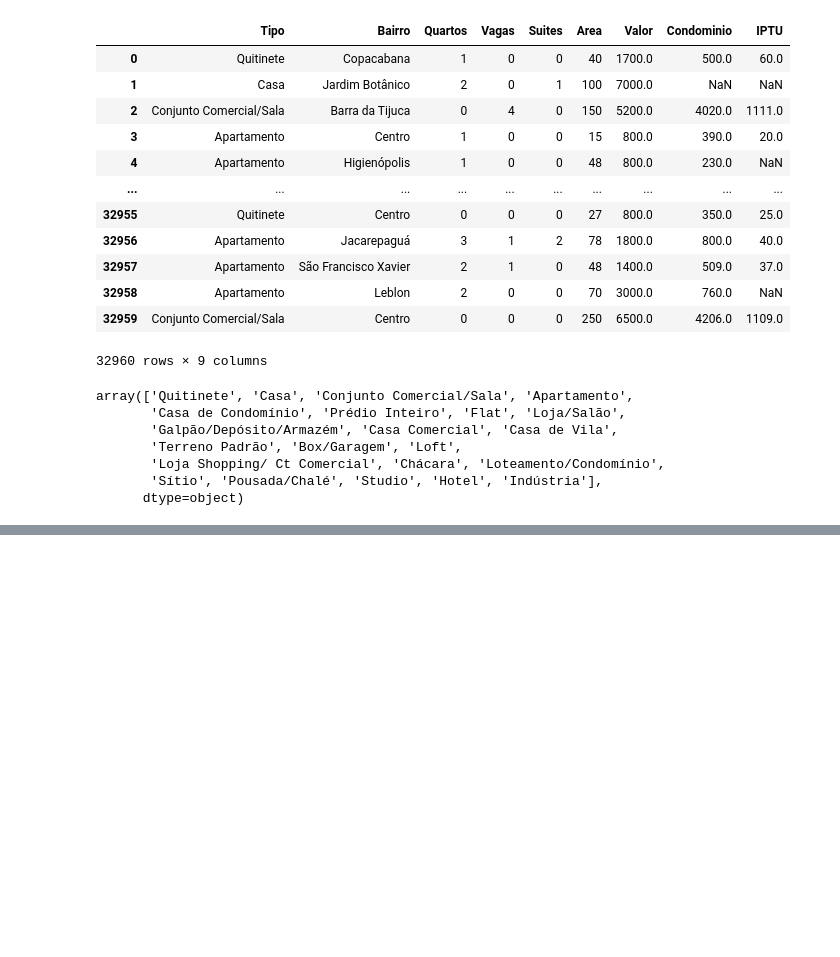
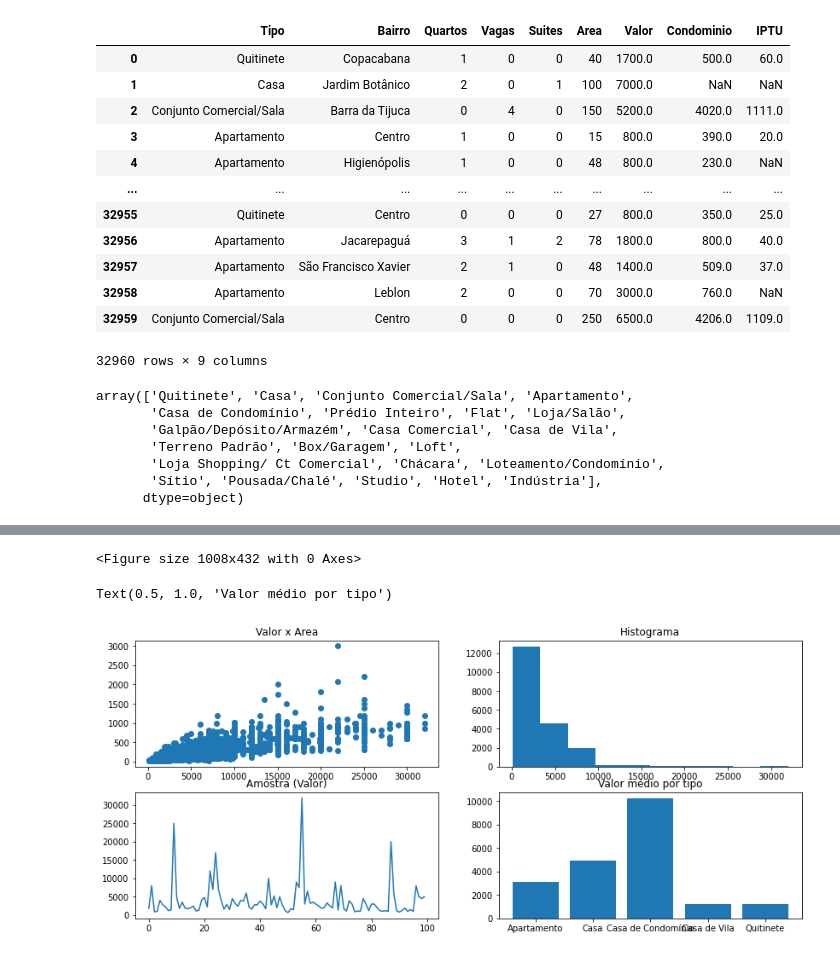
Before and after one commit to King-Bowie/pandas-testando-e-analisando, a Jupyter notebook: Pandas_Extras_testando_e_analisando.ipynb, the cells around one changed output, grey strips where cells are left out. Cells and saved outputs as stored; diff of their text form; code cells hidden in the pictures; blank space fills up the shorter version.

```diff
--- a/Pandas_Extras_testando_e_analisando.ipynb
+++ b/Pandas_Extras_testando_e_analisando.ipynb
@@ -687,0 +764,7 @@ Name: Tipo, dtype: int64
+# %%
+%matplotlib inline
+import pandas as pd
+import matplotlib.pyplot as plt
+plt.rc('figure', figsize=(14,6))
+dados = pd.read_csv('https://raw.githubusercontent.com/King-Bowie/pandas-testando-e-analisando/main/dados/aluguel_residencial_sem_outline.csv', sep =";")
+dados
@@ -687,0 +785,32 @@ Name: Tipo, dtype: int64
+# %%
+area = plt.figure()
+# %% [output]
+<Figure size 1008x432 with 0 Axes>
+# %%
+g1 = area.add_subplot(2,2,1)
+g2 = area.add_subplot(2,2,2)
+g3 = area.add_subplot(2,2,3)
+g4 = area.add_subplot(2,2,4)
+# %%
+g1.scatter(dados.Valor, dados.Area)
+g1.set_title('Valor x Area')
+
+g2.hist(dados.Valor)
+g2.set_title('Histograma')
+
+dados_g3 = dados.Valor.sample(100)
+dados_g3.index = range(dados_g3.shape[0])
+g3.plot(dados_g3)
+g3.set_title('Amostra (Valor)')
+
+grupo = dados.groupby('Tipo')['Valor']
+label = grupo.mean().index
+valores = grupo.mean().values
+g4.bar(label, valores)
+g4.set_title('Valor médio por tipo')
+# %% [output]
+Text(0.5, 1.0, 'Valor médio por tipo')
+# %%
+area
+# %% [output]
+[figure, added]
```
Also changed, not shown: parts of 14 cells of this notebook.
